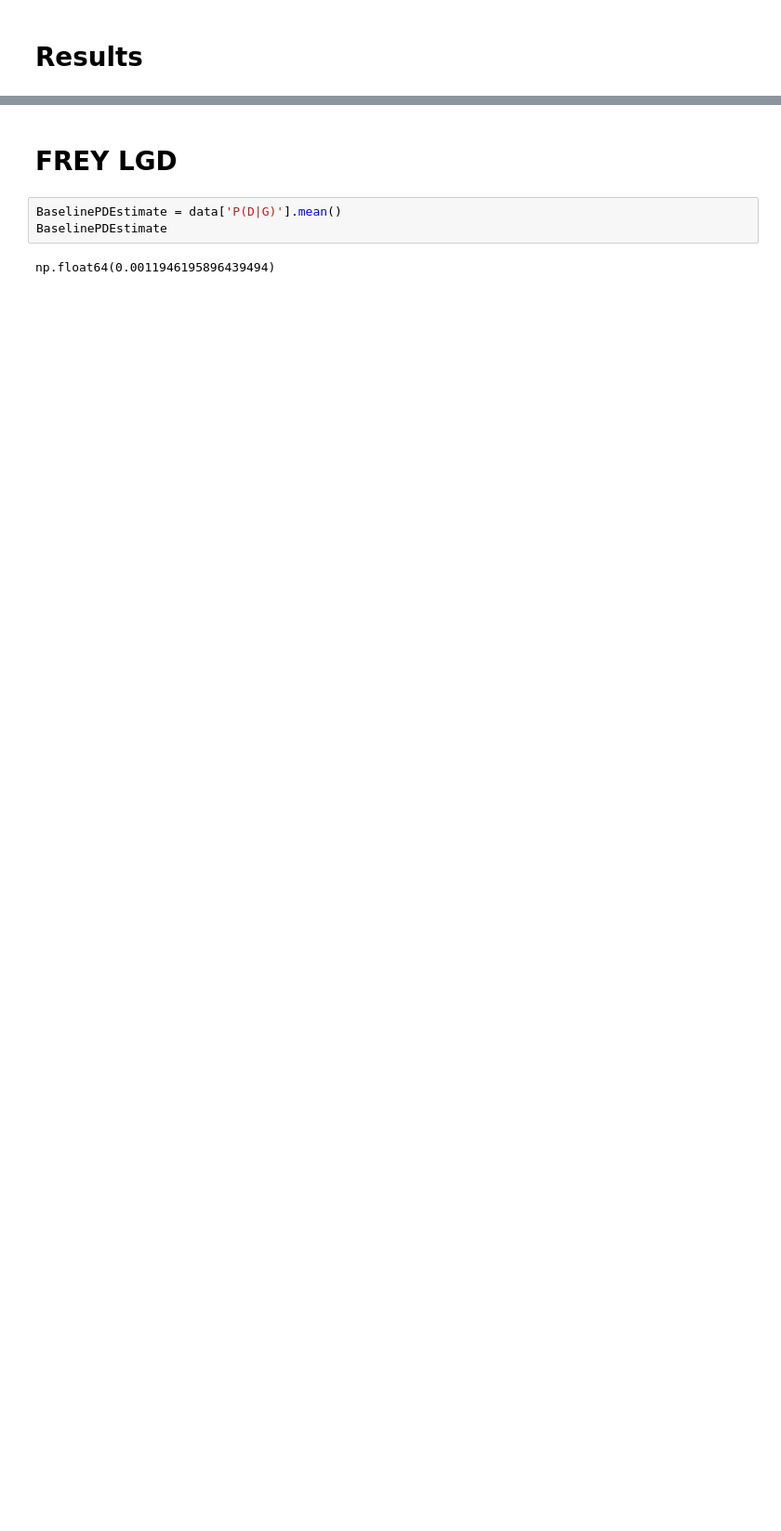
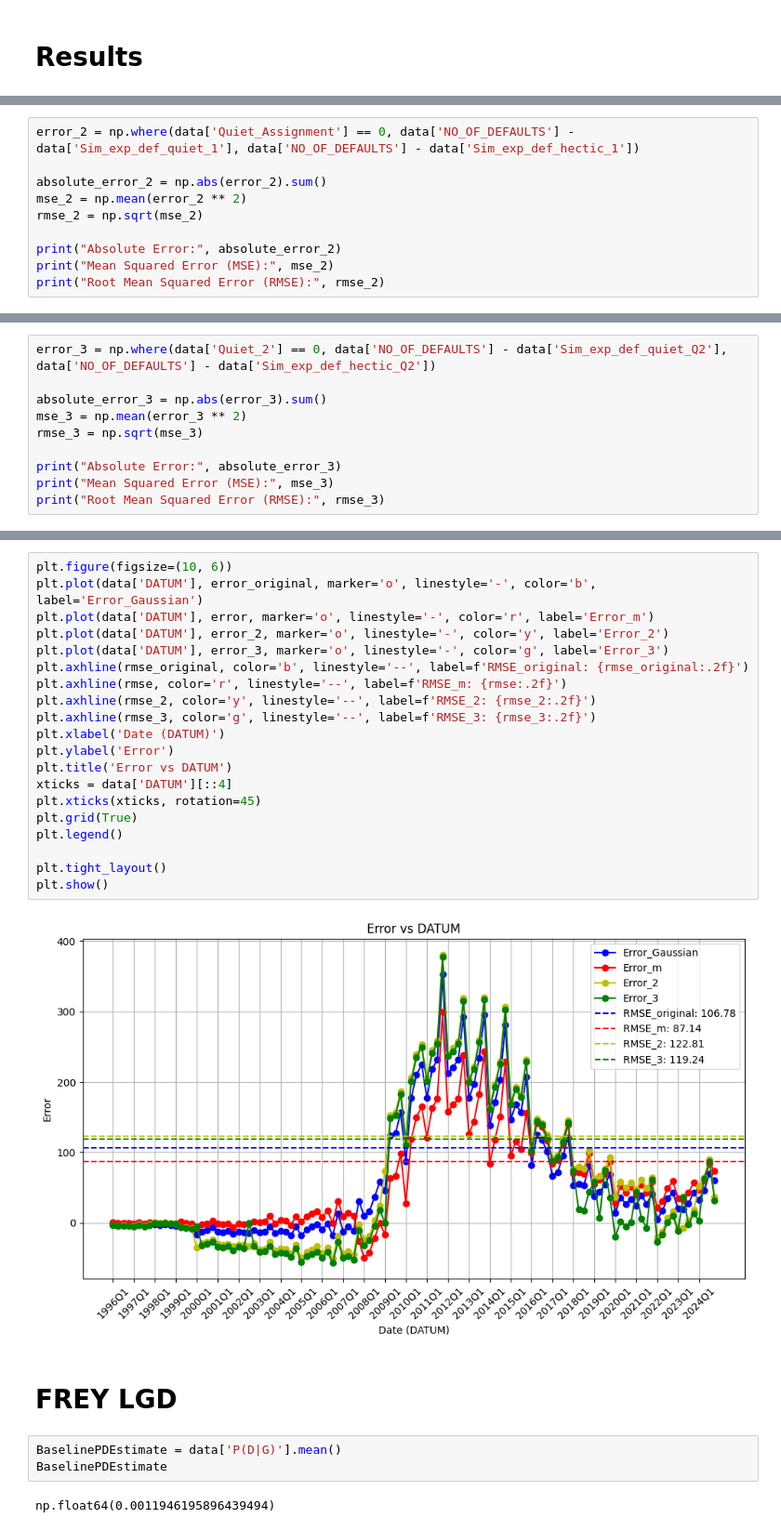
Before and after one commit to KraBence/Temalabor, a Jupyter notebook: Temalabor.ipynb, the cells around one changed output, grey strips where cells are left out. Shown: that part at 93% size. Cells and saved outputs as stored; diff of their text form; blank space fills up the shorter version.

```diff
--- a/Temalabor.ipynb
+++ b/Temalabor.ipynb
@@ -294,0 +268,10 @@ data.to_excel('Eredmenyek1.xlsx', index=False)
+# %%
+error_2 = np.where(data['Quiet_Assignment'] == 0, data['NO_OF_DEFAULTS'] - data['Sim_exp_def_quiet_1'], data['NO_OF_DEFAULTS'] - data['Sim_exp_def_hectic_1'])
+
+absolute_error_2 = np.abs(error_2).sum()
+mse_2 = np.mean(error_2 ** 2)
+rmse_2 = np.sqrt(mse_2)
+
+print("Absolute Error:", absolute_error_2)
+print("Mean Squared Error (MSE):", mse_2)
+print("Root Mean Squared Error (RMSE):", rmse_2)
@@ -294,0 +282,10 @@ data.to_excel('Eredmenyek1.xlsx', index=False)
+# %%
+error_3 = np.where(data['Quiet_2'] == 0, data['NO_OF_DEFAULTS'] - data['Sim_exp_def_quiet_Q2'], data['NO_OF_DEFAULTS'] - data['Sim_exp_def_hectic_Q2'])
+
+absolute_error_3 = np.abs(error_3).sum()
+mse_3 = np.mean(error_3 ** 2)
+rmse_3 = np.sqrt(mse_3)
+
+print("Absolute Error:", absolute_error_3)
+print("Mean Squared Error (MSE):", mse_3)
+print("Root Mean Squared Error (RMSE):", rmse_3)
@@ -295,3 +296,25 @@ data.to_excel('Eredmenyek1.xlsx', index=False)
+# %%
+plt.figure(figsize=(10, 6))
+plt.plot(data['DATUM'], error_original, marker='o', linestyle='-', color='b', label='Error_Gaussian')
+plt.plot(data['DATUM'], error, marker='o', linestyle='-', color='r', label='Error_m')
+plt.plot(data['DATUM'], error_2, marker='o', linestyle='-', color='y', label='Error_2')
+plt.plot(data['DATUM'], error_3, marker='o', linestyle='-', color='g', label='Error_3')
+plt.axhline(rmse_original, color='b', linestyle='--', label=f'RMSE_original: {rmse_original:.2f}')
+plt.axhline(rmse, color='r', linestyle='--', label=f'RMSE_m: {rmse:.2f}')
+plt.axhline(rmse_2, color='y', linestyle='--', label=f'RMSE_2: {rmse_2:.2f}')
+plt.axhline(rmse_3, color='g', linestyle='--', label=f'RMSE_3: {rmse_3:.2f}')
+plt.xlabel('Date (DATUM)')
+plt.ylabel('Error')
+plt.title('Error vs DATUM')
+xticks = data['DATUM'][::4]
+plt.xticks(xticks, rotation=45)
+plt.grid(True)
+plt.legend()
+
+plt.tight_layout()
+plt.show()
+# %% [output]
+[figure, added]
 # %% [markdown]
 # FREY LGD
 # %%
```
Also changed, not shown: parts of 28 cells of this notebook, 2 other files.
